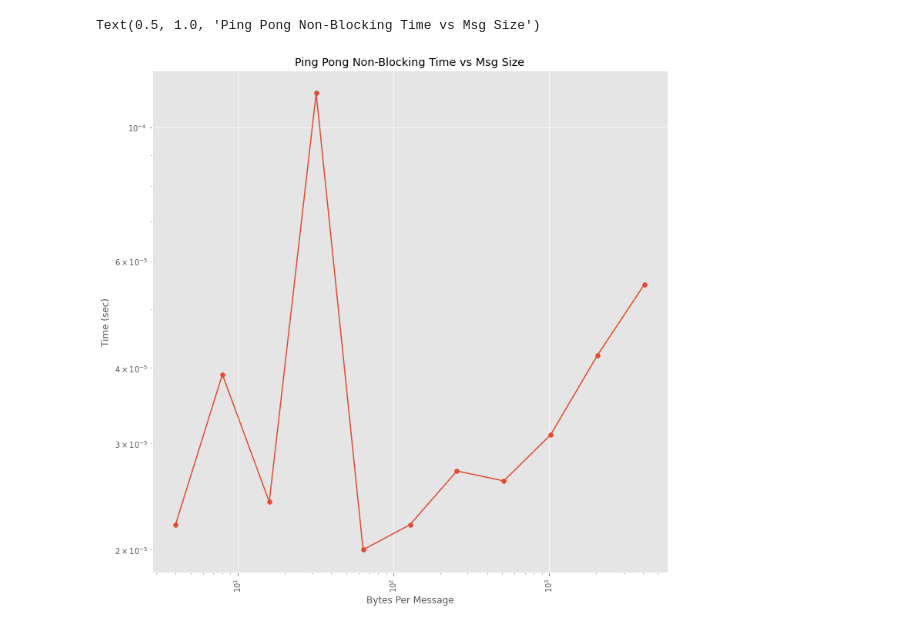
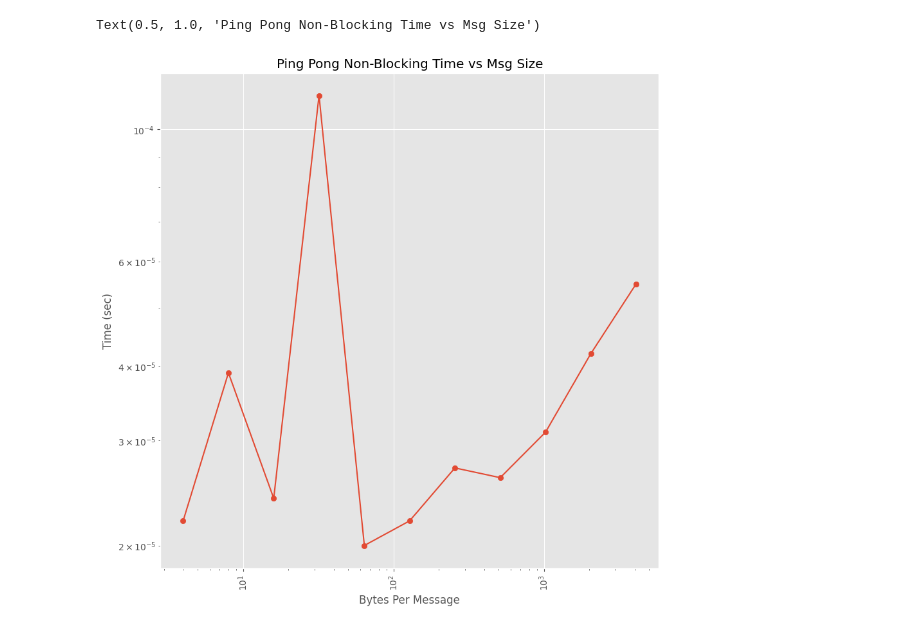
Before and after one commit to cmse822/project-3-mpi-p2p-seven-c-s, a Jupyter notebook: Nick_Work/txt_Data_Conversion.ipynb, the cells around one changed output. Cells and saved outputs as stored; diff of their text form; code cells hidden in the pictures.

Commit message:
updated plots

```diff
--- a/Nick_Work/txt_Data_Conversion.ipynb
+++ b/Nick_Work/txt_Data_Conversion.ipynb
@@ -5,7 +5,12 @@ import matplotlib.pyplot as plt
 # %%
 data_names = [4,8,16,32,64,128,256,512,1024,2048,4096]
 
-data_dict = {}
+data_dict_NB = {}
 for i in range(len(data_names)):
     data = pd.read_csv('ping_pong_data/pp_NB_data'+str(data_names[i])+'.txt',skiprows=5,delimiter=',',header=None,index_col=0)
-    data_dict[str(data_names[i])+' Bytes'] = np.round(np.mean(data[1]),6)
+    data_dict_NB[str(data_names[i])+' Bytes'] = np.round(np.mean(data[1]),6)
+
+data_dict_B = {}
+for i in range(len(data_names)):
+    data = pd.read_csv('ping_pong_data/pp_data'+str(data_names[i])+'.txt',skiprows=5,delimiter=',',header=None,index_col=0)
+    data_dict_B[str(data_names[i])+' Bytes'] = np.round(np.mean(data[1]),6)
@@ -26,15 +47,14 @@ data_dict
 # %%
 plt.style.use('ggplot')
-plt.figure(figsize=(12,12))
-plt.scatter(data_names,data_dict.values())
-plt.plot(data_names,data_dict.values())
-
+plt.figure(figsize=(10,10))
+plt.scatter(data_names,data_dict_NB.values())
+plt.plot(data_names,data_dict_NB.values())
 plt.xticks(rotation=90);
+plt.xscale('log')
 plt.yscale('log')
-plt.xscale('log')
 plt.ylabel('Time (sec)')
 plt.xlabel('Bytes Per Message')
 plt.title('Ping Pong Non-Blocking Time vs Msg Size')
 # %% [output]
 Text(0.5, 1.0, 'Ping Pong Non-Blocking Time vs Msg Size')
-[figure, old version]
+[figure, new version]
```
Also changed, not shown: parts of 5 cells of this notebook, 1 other file.
